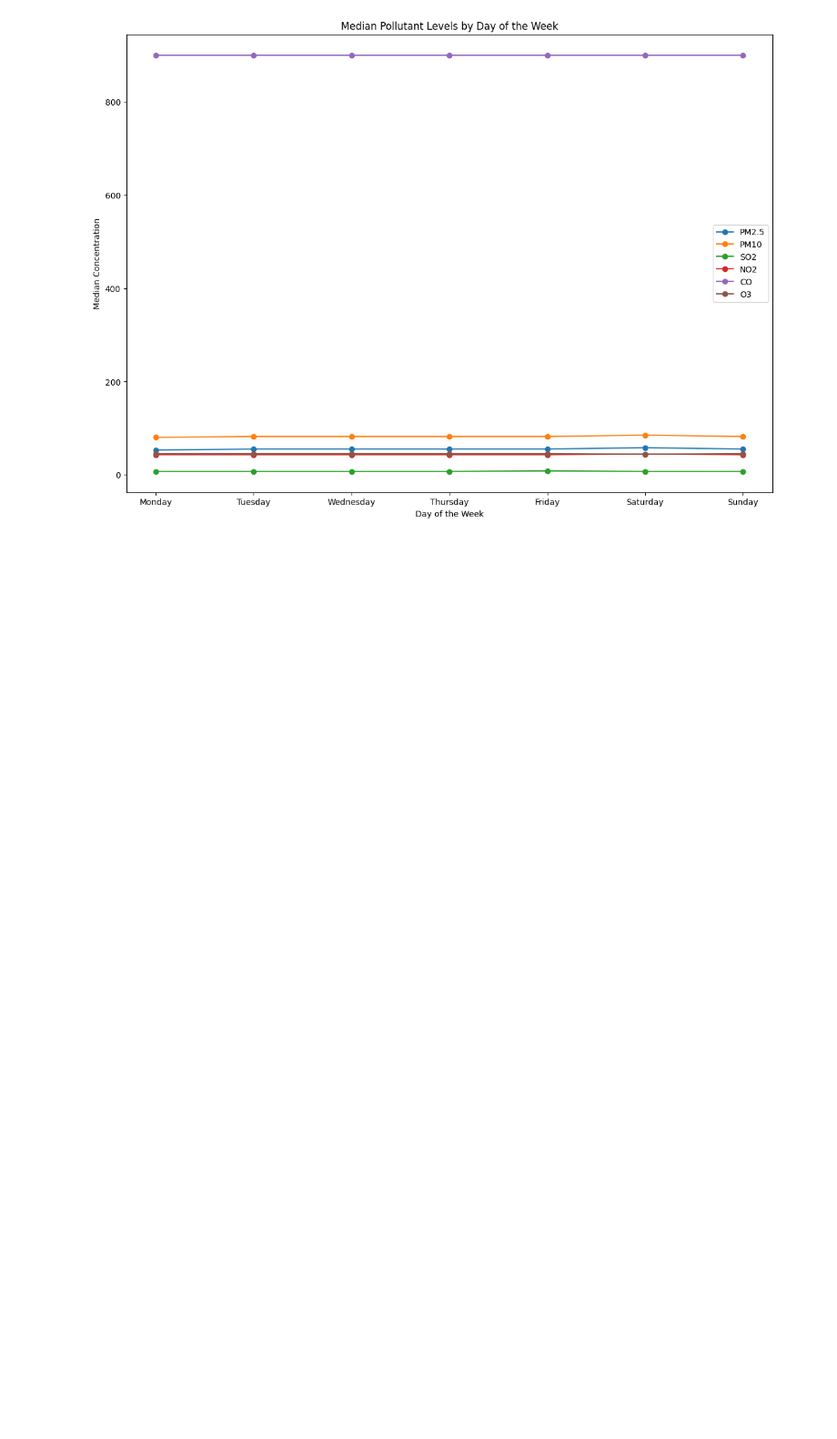
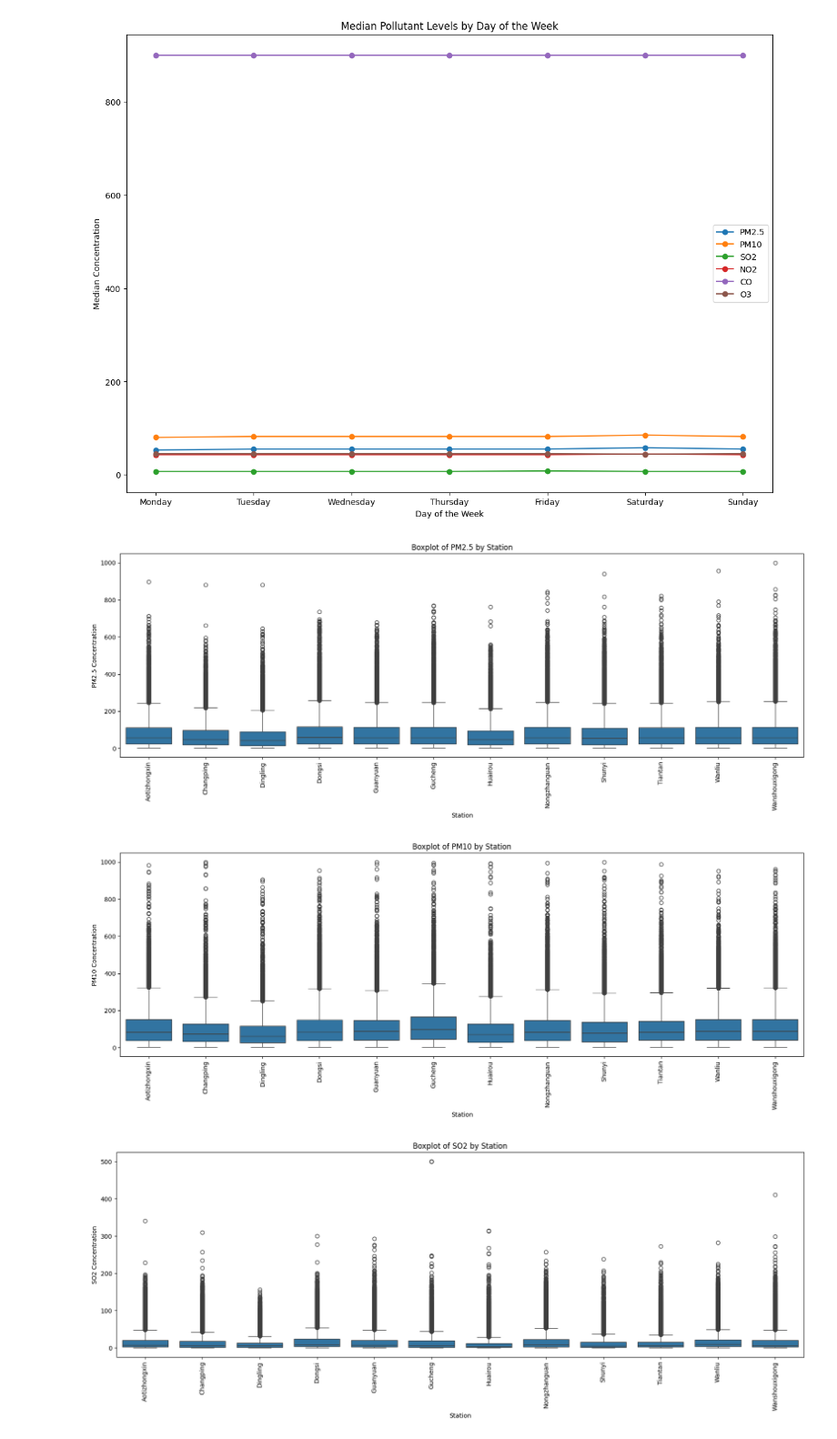
Before and after one commit to premkumarthimmagalla/AQI-App, a Jupyter notebook: st20313528.ipynb, the cells around one changed output. Shown at 91% size. Drawn from its saved outputs; the diff is of its cells as text; code cells hidden in the pictures; blank space fills up the shorter version.

Commit message:
Created boxplots

```diff
--- a/st20313528.ipynb
+++ b/st20313528.ipynb
@@ -386,3 +386,18 @@ plt.legend()
 plt.show()
 # %% [output]
 [figure]
+# %%
+# Boxplots of pollutants by station
+stations = df['station'].unique()
+for pollutant in pollutants:
+    plt.figure(figsize=(20, 6))
+    sns.boxplot(x='station', y=pollutant, data=df)
+    plt.title(f'Boxplot of {pollutant} by Station')
+    plt.xlabel('Station')
+    plt.ylabel(f'{pollutant} Concentration')
+    plt.xticks(rotation=90)
+    plt.show()
+# %% [output]
+[figure, added]
+[figure, added]
+[figure, added]
```
Also changed, not shown: parts of 1 cell of this notebook.
